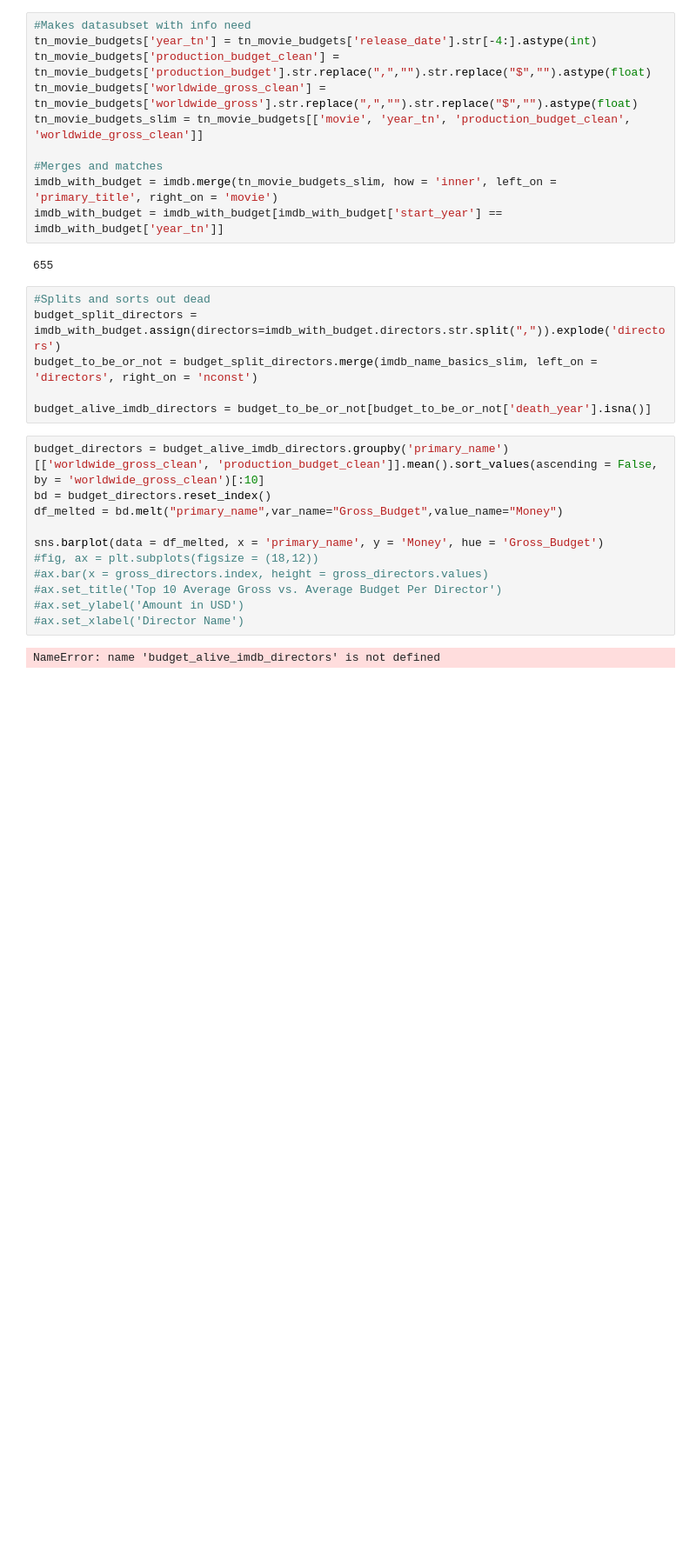
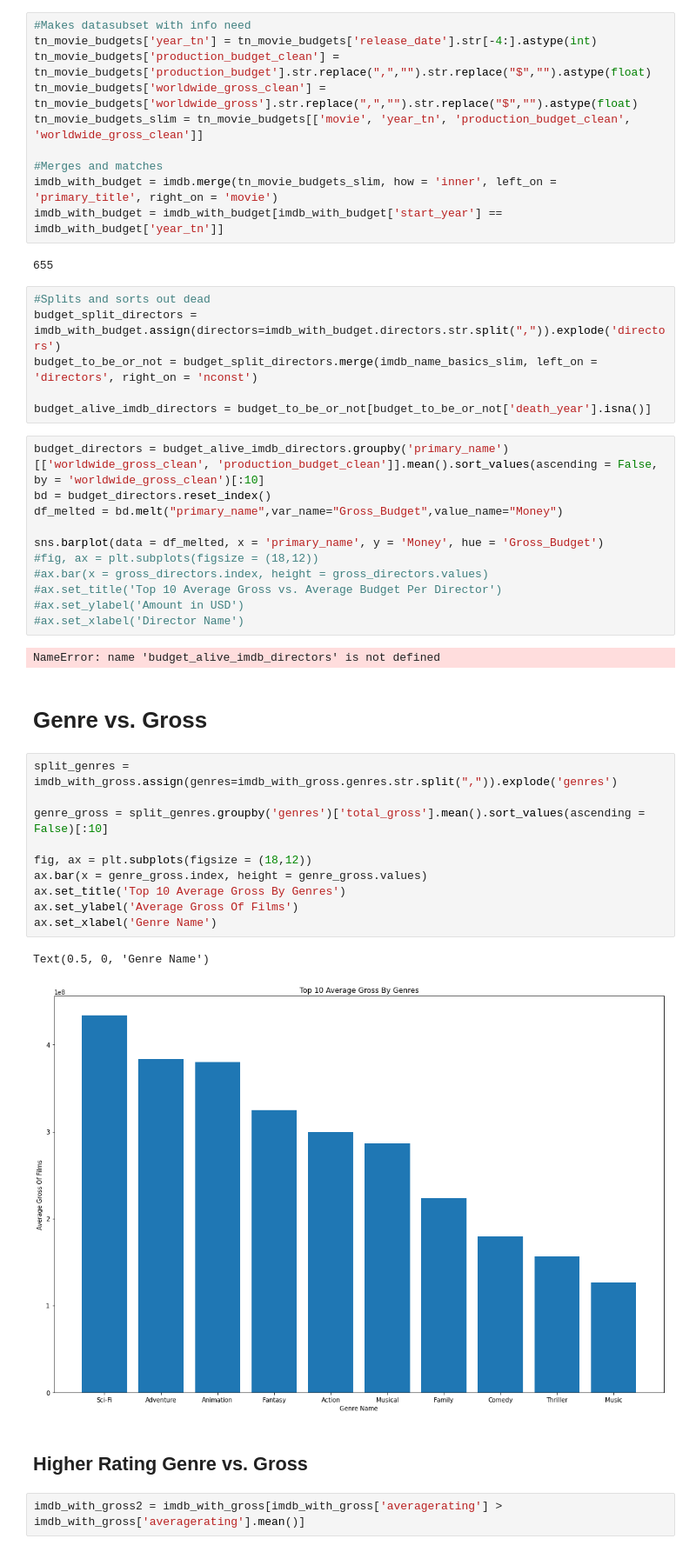
Before and after one commit to lperconti/Phase-One-Project---Lenore-Kelsey-Drew, a Jupyter notebook: kelsey_lane.ipynb, the cells around one changed output. Shown: that part at 87% size. Drawn from its saved outputs; the diff is of its cells as text; blank space fills up the shorter version.

```diff
--- a/kelsey_lane.ipynb
+++ b/kelsey_lane.ipynb
@@ -628,3 +621,22 @@ sns.barplot(data = df_melted, x = 'primary_name', y = 'Money', hue = 'Gross_Budg
 #ax.set_xlabel('Director Name')
 # %% [output]
 NameError: name 'budget_alive_imdb_directors' is not defined
+# %% [markdown]
+# Genre vs. Gross
+# %%
+split_genres = imdb_with_gross.assign(genres=imdb_with_gross.genres.str.split(",")).explode('genres')
+
+genre_gross = split_genres.groupby('genres')['total_gross'].mean().sort_values(ascending = False)[:10]
+
+fig, ax = plt.subplots(figsize = (18,12))
+ax.bar(x = genre_gross.index, height = genre_gross.values)
+ax.set_title('Top 10 Average Gross By Genres')
+ax.set_ylabel('Average Gross Of Films')
+ax.set_xlabel('Genre Name')
+# %% [output]
+Text(0.5, 0, 'Genre Name')
+[figure, added]
+# %% [markdown]
+## Higher Rating Genre vs. Gross
+# %%
+imdb_with_gross2 = imdb_with_gross[imdb_with_gross['averagerating'] > imdb_with_gross['averagerating'].mean()]
```
Also changed, not shown: parts of 12 cells of this notebook.
